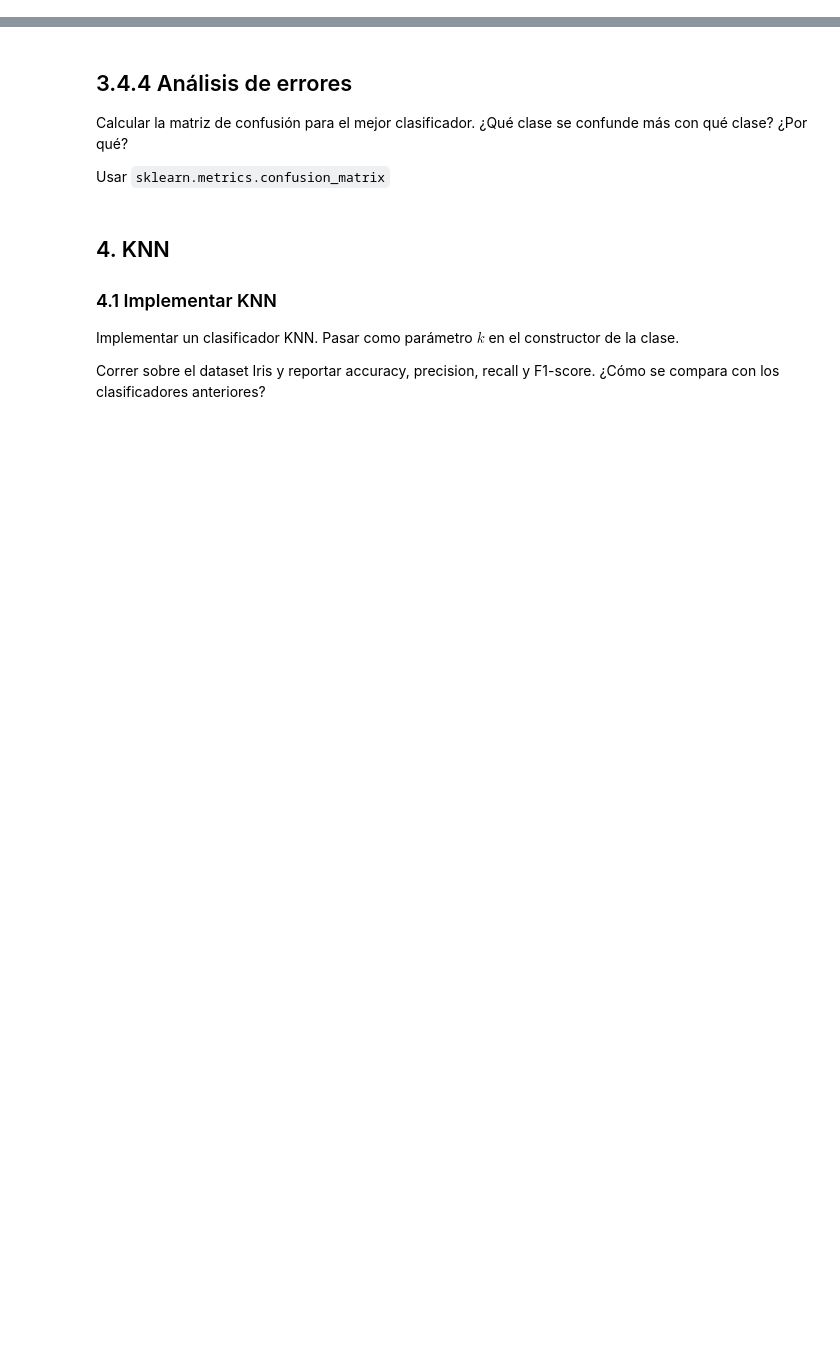
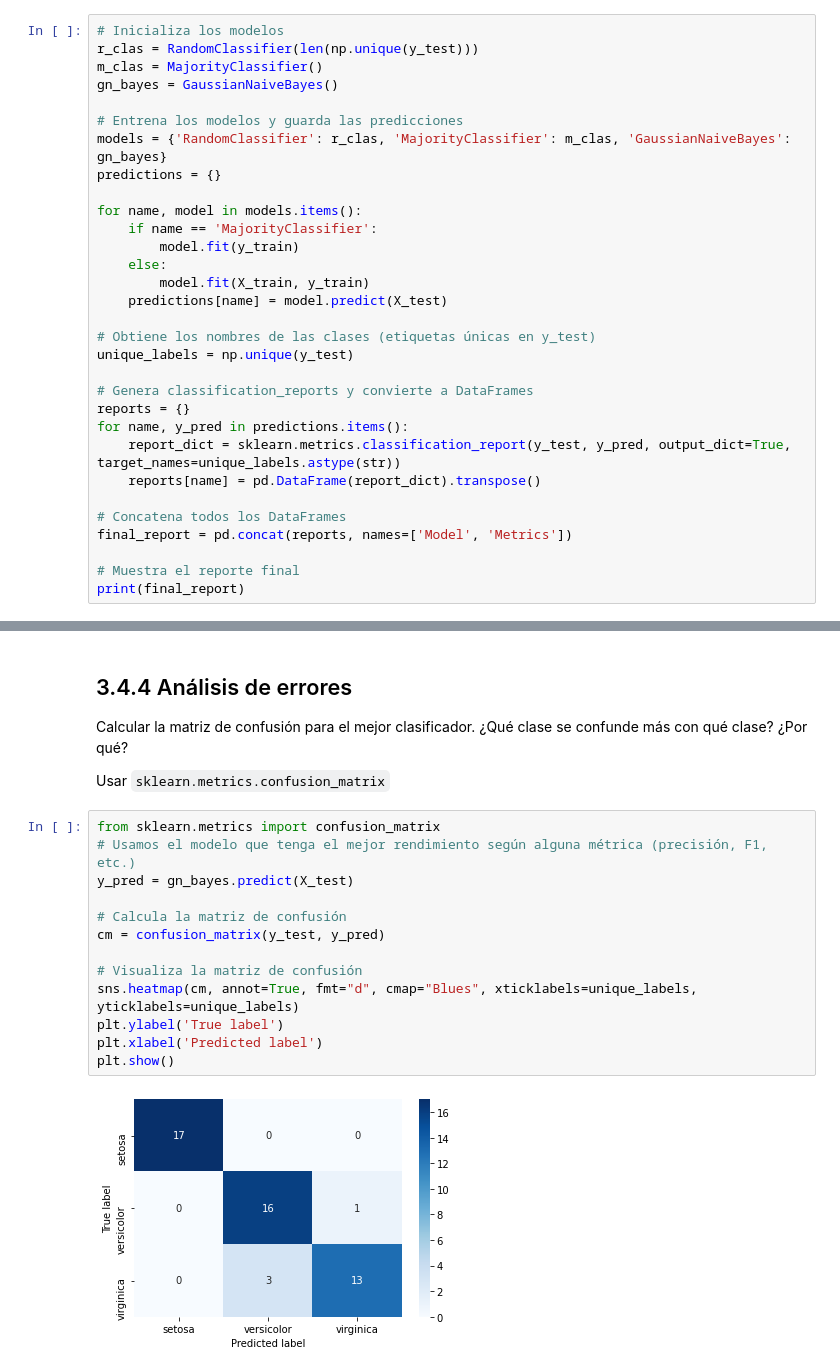
Before and after one commit to sanlares/udesa_datascience, a Jupyter notebook: aprendizaje_upervisado/TP_1/01_Supervisado_2023_UdeSA_Taller.ipynb, the cells around one changed output, grey strips where cells are left out. Cells and saved outputs as stored; diff of their text form; blank space fills up the shorter version.

```diff
--- a/aprendizaje_upervisado/TP_1/01_Supervisado_2023_UdeSA_Taller.ipynb
+++ b/aprendizaje_upervisado/TP_1/01_Supervisado_2023_UdeSA_Taller.ipynb
@@ -492,3 +664,34 @@ df.corr()
 ### 3.4.3 Entrenamiento de modelos
 
 Entrenar los modelos que ya programamos y predecir sobre los datos de test. Reportar accuracy, precision, recall y F1-score para cada clasificador (pueden usar `sklearn.metrics.classification_report`)
+# %%
+# Inicializa los modelos
+r_clas = RandomClassifier(len(np.unique(y_test)))
+m_clas = MajorityClassifier()
+gn_bayes = GaussianNaiveBayes()
+
+# Entrena los modelos y guarda las predicciones
+models = {'RandomClassifier': r_clas, 'MajorityClassifier': m_clas, 'GaussianNaiveBayes': gn_bayes}
+predictions = {}
+
+for name, model in models.items():
+    if name == 'MajorityClassifier':
+        model.fit(y_train)
+    else:
+        model.fit(X_train, y_train)
+    predictions[name] = model.predict(X_test)
+
+# Obtiene los nombres de las clases (etiquetas únicas en y_test)
+unique_labels = np.unique(y_test)
+
+# Genera classification_reports y convierte a DataFrames
+reports = {}
+for name, y_pred in predictions.items():
+    report_dict = sklearn.metrics.classification_report(y_test, y_pred, output_dict=True, target_names=unique_labels.astype(str))
+    reports[name] = pd.DataFrame(report_dict).transpose()
+
+# Concatena todos los DataFrames
+final_report = pd.concat(reports, names=['Model', 'Metrics'])
+
+# Muestra el reporte final
+print(final_report)
@@ -498,11 +722,18 @@ Entrenar los modelos que ya programamos y predecir sobre los datos de test. Repo
 Calcular la matriz de confusión para el mejor clasificador. ¿Qué clase se confunde más con qué clase? ¿Por qué?
 
 Usar `sklearn.metrics.confusion_matrix`
-# %% [markdown]
-## 4. KNN
-
-### 4.1 Implementar KNN
-
-Implementar un clasificador KNN. Pasar como parámetro $k$ en el constructor de la clase.
-
-Correr sobre el dataset Iris y reportar accuracy, precision, recall y F1-score. ¿Cómo se compara con los clasificadores anteriores?
+# %%
+from sklearn.metrics import confusion_matrix
+# Usamos el modelo que tenga el mejor rendimiento según alguna métrica (precisión, F1, etc.)
+y_pred = gn_bayes.predict(X_test)
+
+# Calcula la matriz de confusión
+cm = confusion_matrix(y_test, y_pred)
+
+# Visualiza la matriz de confusión
+sns.heatmap(cm, annot=True, fmt="d", cmap="Blues", xticklabels=unique_labels, yticklabels=unique_labels)
+plt.ylabel('True label')
+plt.xlabel('Predicted label')
+plt.show()
+# %% [output]
+[figure, added]
```
Also changed, not shown: parts of 36 cells of this notebook, 6 other files.
